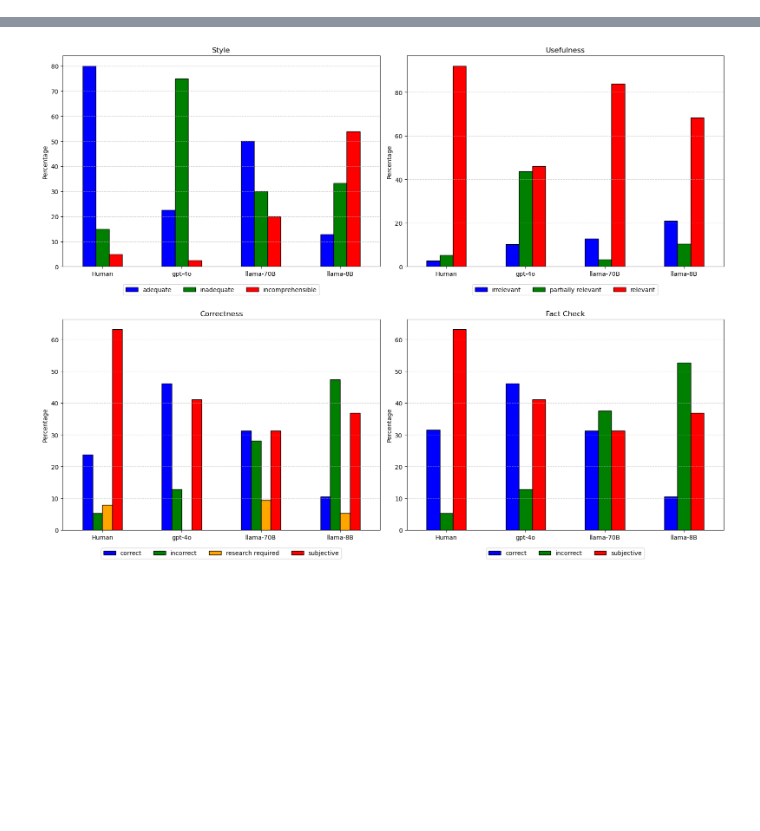
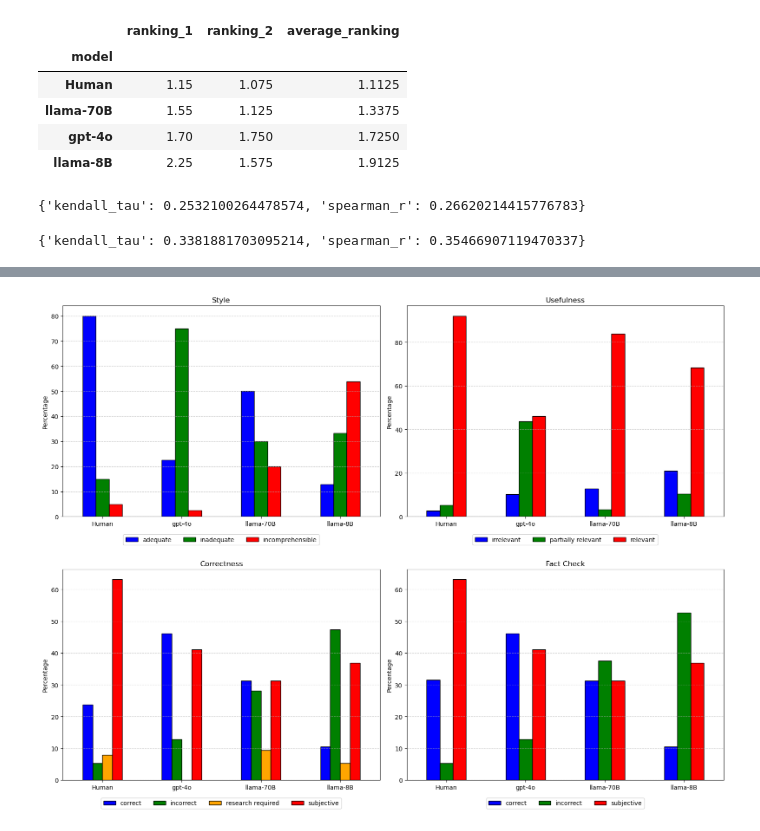
Before and after one commit to Boffl/BullingerDigitalLMFootnotes, a Jupyter notebook: evaluate/human_eval.ipynb, the cells around one changed output, grey strips where cells are left out. Drawn from its saved outputs; the diff is of its cells as text; code cells hidden in the pictures; blank space fills up the shorter version.

```diff
--- a/evaluate/human_eval.ipynb
+++ b/evaluate/human_eval.ipynb
@@ -121,3 +254,21 @@ def plot_human_eval(df):
+# %%
+calculate_average_ranking([luca_df, tj_df], "style").groupby("model")[["ranking_1", "ranking_2", "average_ranking"]].mean().sort_values(by="average_ranking")
+# %% [output]
+|  | ranking_1 | ranking_2 | average_ranking |
+| model |  |  |  |
+| Human | 1.15 | 1.075 | 1.1125 |
+| llama-70B | 1.55 | 1.125 | 1.3375 |
+| gpt-4o | 1.70 | 1.750 | 1.7250 |
+| llama-8B | 2.25 | 1.575 | 1.9125 |
+# %%
+# Display the results
+calculate_iaa_overall([luca_df, tj_df], "usefulness")
+# %% [output]
+{'kendall_tau': 0.2532100264478574, 'spearman_r': 0.26620214415776783}
+# %%
+calculate_iaa_overall([luca_df, tj_df], "style")
+# %% [output]
+{'kendall_tau': 0.3381881703095214, 'spearman_r': 0.35466907119470337}
 # %%
 luca_df = get_data_from_excel("human_eval/final_evaluation_form_LB.xlsx", "human_eval/final_evaluation_model_key.xlsx")
 transform_df(luca_df)
```
Also changed, not shown: parts of 11 cells of this notebook.
